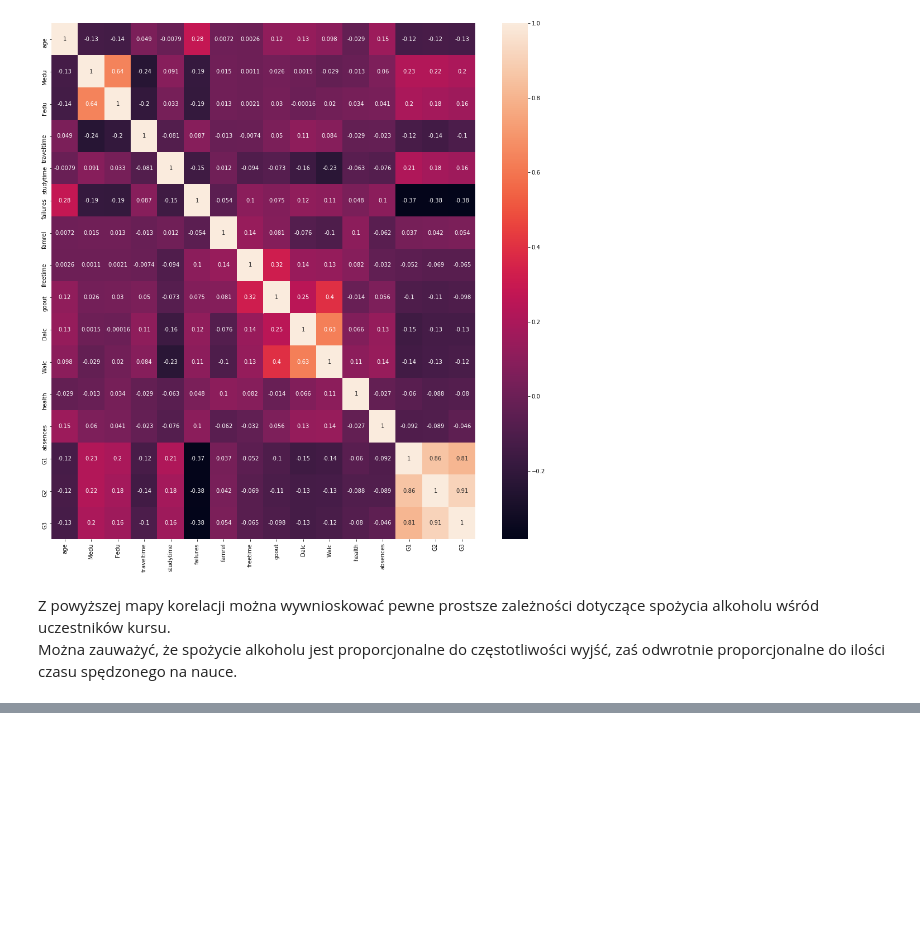
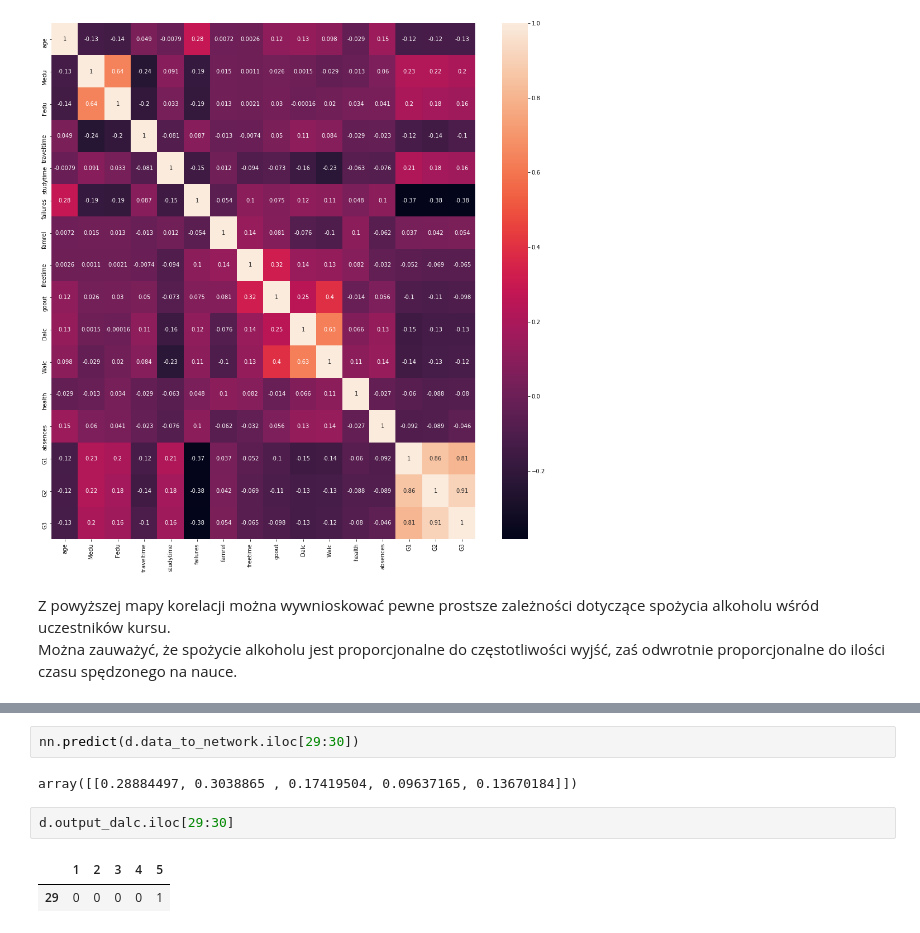
Before and after one commit to tiskus333/Neural_Network_FS, a Jupyter notebook: Analiza.ipynb, the cells around one changed output, grey strips where cells are left out. Drawn from its saved outputs; the diff is of its cells as text; blank space fills up the shorter version.

```diff
--- a/Analiza.ipynb
+++ b/Analiza.ipynb
@@ -94,0 +156,9 @@ Można zauważyć, że spożycie alkoholu jest proporcjonalne do częstotliwośc
+# %%
+nn.predict(d.data_to_network.iloc[29:30])
+# %% [output]
+array([[0.28884497, 0.3038865 , 0.17419504, 0.09637165, 0.13670184]])
+# %%
+d.output_dalc.iloc[29:30]
+# %% [output]
+|  | 1 | 2 | 3 | 4 | 5 |
+| 29 | 0 | 0 | 0 | 0 | 1 |
```
Also changed, not shown: parts of 5 cells of this notebook.
